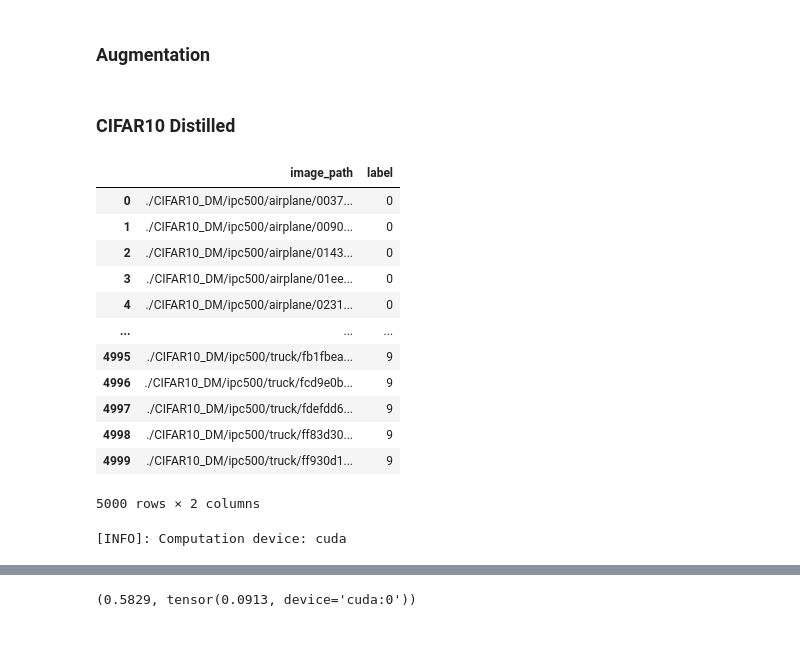
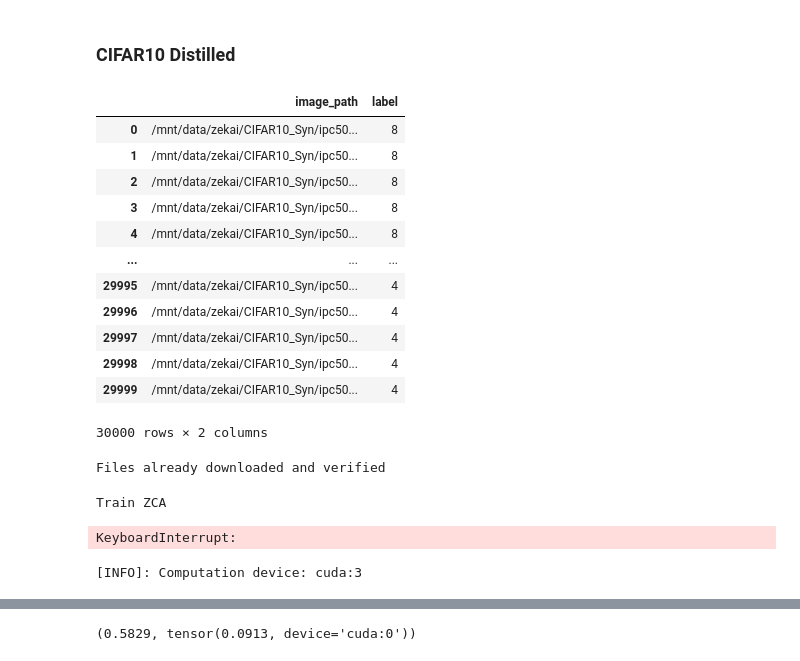
Before and after one commit to lizekai-richard/LDM4DD, a Jupyter notebook: classifier_training/Classifier Training_convnet_cifar10.ipynb, the cells around one changed output, grey strips where cells are left out. Drawn from its saved outputs; the diff is of its cells as text; code cells hidden in the pictures.

```diff
--- a/classifier_training/Classifier Training_convnet_cifar10.ipynb
+++ b/classifier_training/Classifier Training_convnet_cifar10.ipynb
@@ -12,5 +12,3 @@ import pandas as pd
 from convnet import ConvNet
 # %%
 root = './distilled_dataset'
-# %% [markdown]
-### Augmentation
@@ -232,43 +29,46 @@ class CIFAR10_Distilled(Dataset):
         label = entry.label
         return image, label
 # %%
-index_file = pd.read_csv('./CIFAR10_DM_index_files/ipc500_idx.csv')
+index_file = pd.read_csv('../CIFAR10_DM_index_files/ipc500_idx.csv')
 index_file
 # %% [output]
 |  | image_path | label |
-| 0 | ./CIFAR10_DM/ipc500/airplane/0037... | 0 |
-| 1 | ./CIFAR10_DM/ipc500/airplane/0090... | 0 |
-| 2 | ./CIFAR10_DM/ipc500/airplane/0143... | 0 |
-| 3 | ./CIFAR10_DM/ipc500/airplane/01ee... | 0 |
-| 4 | ./CIFAR10_DM/ipc500/airplane/0231... | 0 |
+| 0 | /mnt/data/zekai/CIFAR10_Syn/ipc50... | 8 |
+| 1 | /mnt/data/zekai/CIFAR10_Syn/ipc50... | 8 |
+| 2 | /mnt/data/zekai/CIFAR10_Syn/ipc50... | 8 |
+| 3 | /mnt/data/zekai/CIFAR10_Syn/ipc50... | 8 |
+| 4 | /mnt/data/zekai/CIFAR10_Syn/ipc50... | 8 |
 | ... | ... | ... |
-| 4995 | ./CIFAR10_DM/ipc500/truck/fb1fbea... | 9 |
-| 4996 | ./CIFAR10_DM/ipc500/truck/fcd9e0b... | 9 |
-| 4997 | ./CIFAR10_DM/ipc500/truck/fdefdd6... | 9 |
-| 4998 | ./CIFAR10_DM/ipc500/truck/ff83d30... | 9 |
-| 4999 | ./CIFAR10_DM/ipc500/truck/ff930d1... | 9 |
+| 29995 | /mnt/data/zekai/CIFAR10_Syn/ipc50... | 4 |
+| 29996 | /mnt/data/zekai/CIFAR10_Syn/ipc50... | 4 |
+| 29997 | /mnt/data/zekai/CIFAR10_Syn/ipc50... | 4 |
+| 29998 | /mnt/data/zekai/CIFAR10_Syn/ipc50... | 4 |
+| 29999 | /mnt/data/zekai/CIFAR10_Syn/ipc50... | 4 |
-5000 rows × 2 columns
+30000 rows × 2 columns
 # %%
 image_normalize= transforms.Lambda(lambda img: 2 * img / 255. - 1) # normalize to [-1, 1]
 # https://github.com/Lornatang/pytorch-alexnet-cifar100/blob/master/utils/datasets.py
 transform = transforms.Compose([
                                 # transforms.Resize(128),
-                                transforms.RandomHorizontalFlip(),
+                                # transforms.RandomHorizontalFlip(),
                                 transforms.ToTensor(),
                                 # image_normalize,
                                 transforms.Normalize(mean=[0.485, 0.456, 0.406], std=[0.229, 0.224, 0.225])
                               ])
 cifar10_distilled_train = CIFAR10_Distilled(index_file, transform)
 
-cifar10_root = '../cifar10'
+cifar10_root = '/mnt/data/zekai/CIFAR10'
 cifar10_test = torchvision.datasets.CIFAR10(cifar10_root,
                                             train=False,
+                                            download=True,
                                             transform=transforms.Compose([
                                                 # transforms.Resize(128),
                                                 transforms.ToTensor(),
                                                 # image_normalize,
                                                 transforms.Normalize(mean=[0.485, 0.456, 0.406], std=[0.229, 0.224, 0.225]),
                                               ]))
+# %% [output]
+Files already downloaded and verified
 # %%
 """
     ZCA whitening before training
@@ -280,7 +80,7 @@ from torch.utils.data import TensorDataset
 images = []
 labels = []
 print("Train ZCA")
-for i in tqdm.tqdm(range(len(cifar10_distilled_train))):
+for i in tqdm(range(len(cifar10_distilled_train))):
     im, lab = cifar10_distilled_train[i]
     images.append(im)
     labels.append(lab)
@@ -295,7 +95,7 @@ dst_train = TensorDataset(zca_images, labels)
 images = []
 labels = []
 print("Test ZCA")
-for i in tqdm.tqdm(range(len(cifar10_test))):
+for i in tqdm(range(len(cifar10_test))):
     im, lab = cifar10_test[i]
     images.append(im)
     labels.append(lab)
@@ -304,5 +104,8 @@ labels = torch.tensor(labels, dtype=torch.long, device="cpu")
 
 zca_images = zca(images).to("cpu")
 dst_test = TensorDataset(zca_images, labels)
+# %% [output]
+Train ZCA
+KeyboardInterrupt:
 # %%
 batch_size = 32 # cut batch size to half for ipc50
@@ -311,8 +114,8 @@ train_data_loader, test_data_loader = get_data_loaders(dst_train, dst_test, batc
 # %%
-device = torch.device('cuda' if torch.cuda.is_available() else 'cpu')
+device = torch.device('cuda:3' if torch.cuda.is_available() else 'cpu')
 print(f"[INFO]: Computation device: {device}")
 # %% [output]
-[INFO]: Computation device: cuda
+[INFO]: Computation device: cuda:3
 # %%
 import os
 
```
Also changed, not shown: parts of 3 cells of this notebook, 1 other file.
